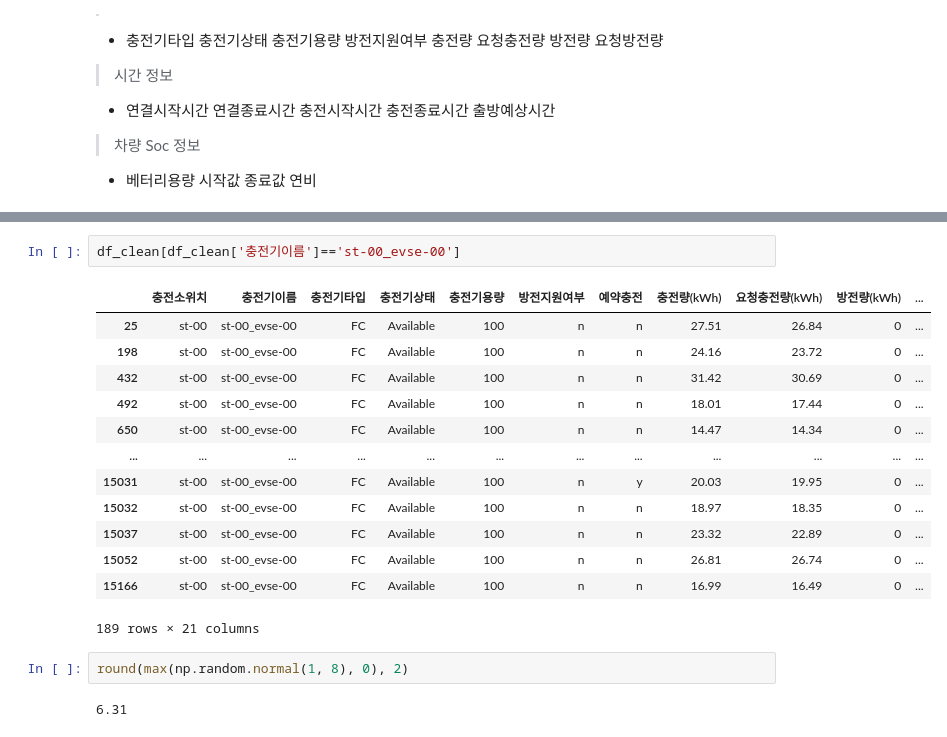
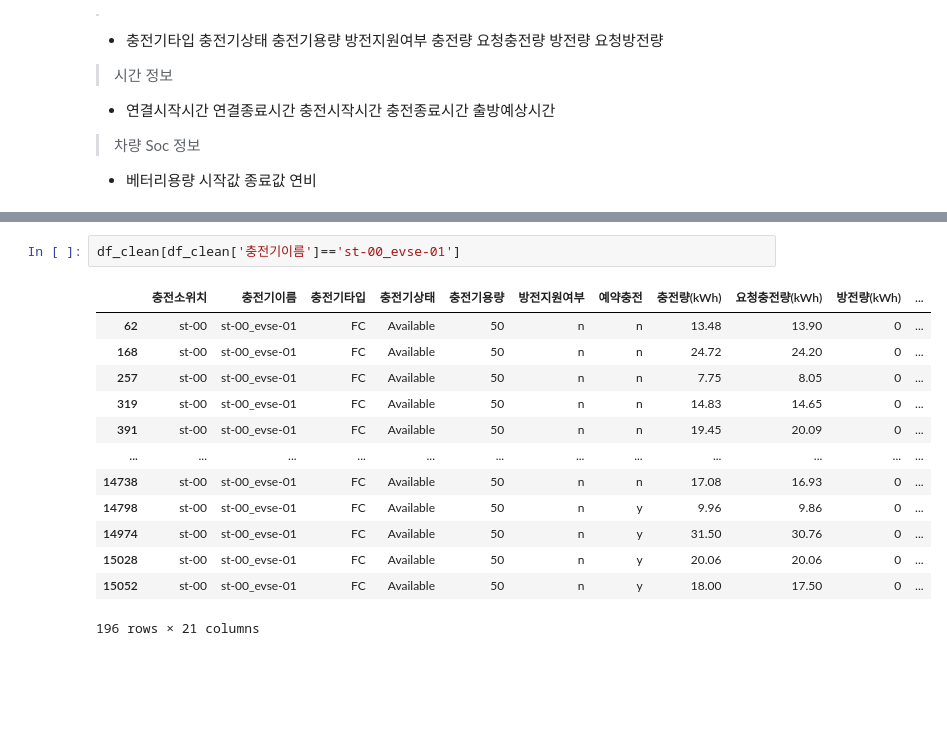
Before and after one commit to AR384/EVSE_mainproject_python, a Jupyter notebook: data/code/dummy.ipynb, the cells around one changed output, grey strips where cells are left out. Cells and saved outputs as stored; diff of their text form; blank space fills up the shorter version.

```diff
--- a/data/code/dummy.ipynb
+++ b/data/code/dummy.ipynb
@@ -239,20 +474,16 @@ df_clean[df_clean['충전소위치']=='st-04']
 # %%
-df_clean[df_clean['충전기이름']=='st-00_evse-00']
+df_clean[df_clean['충전기이름']=='st-00_evse-01']
 # %% [output]
 |  | 충전소위치 | 충전기이름 | 충전기타입 | 충전기상태 | 충전기용량 | 방전지원여부 | 예약충전 | 충전량(kWh) | 요청충전량(kWh) | 방전량(kWh) | ... |
-| 25 | st-00 | st-00_evse-00 | FC | Available | 100 | n | n | 27.51 | 26.84 | 0 | ... |
-| 198 | st-00 | st-00_evse-00 | FC | Available | 100 | n | n | 24.16 | 23.72 | 0 | ... |
-| 432 | st-00 | st-00_evse-00 | FC | Available | 100 | n | n | 31.42 | 30.69 | 0 | ... |
-| 492 | st-00 | st-00_evse-00 | FC | Available | 100 | n | n | 18.01 | 17.44 | 0 | ... |
-| 650 | st-00 | st-00_evse-00 | FC | Available | 100 | n | n | 14.47 | 14.34 | 0 | ... |
+| 62 | st-00 | st-00_evse-01 | FC | Available | 50 | n | n | 13.48 | 13.90 | 0 | ... |
+| 168 | st-00 | st-00_evse-01 | FC | Available | 50 | n | n | 24.72 | 24.20 | 0 | ... |
+| 257 | st-00 | st-00_evse-01 | FC | Available | 50 | n | n | 7.75 | 8.05 | 0 | ... |
+| 319 | st-00 | st-00_evse-01 | FC | Available | 50 | n | n | 14.83 | 14.65 | 0 | ... |
+| 391 | st-00 | st-00_evse-01 | FC | Available | 50 | n | n | 19.45 | 20.09 | 0 | ... |
 | ... | ... | ... | ... | ... | ... | ... | ... | ... | ... | ... | ... |
-| 15031 | st-00 | st-00_evse-00 | FC | Available | 100 | n | y | 20.03 | 19.95 | 0 | ... |
-| 15032 | st-00 | st-00_evse-00 | FC | Available | 100 | n | n | 18.97 | 18.35 | 0 | ... |
-| 15037 | st-00 | st-00_evse-00 | FC | Available | 100 | n | n | 23.32 | 22.89 | 0 | ... |
-| 15052 | st-00 | st-00_evse-00 | FC | Available | 100 | n | n | 26.81 | 26.74 | 0 | ... |
-| 15166 | st-00 | st-00_evse-00 | FC | Available | 100 | n | n | 16.99 | 16.49 | 0 | ... |
+| 14738 | st-00 | st-00_evse-01 | FC | Available | 50 | n | n | 17.08 | 16.93 | 0 | ... |
+| 14798 | st-00 | st-00_evse-01 | FC | Available | 50 | n | y | 9.96 | 9.86 | 0 | ... |
+| 14974 | st-00 | st-00_evse-01 | FC | Available | 50 | n | y | 31.50 | 30.76 | 0 | ... |
+| 15028 | st-00 | st-00_evse-01 | FC | Available | 50 | n | y | 20.06 | 20.06 | 0 | ... |
+| 15052 | st-00 | st-00_evse-01 | FC | Available | 50 | n | y | 18.00 | 17.50 | 0 | ... |
-189 rows × 21 columns
+196 rows × 21 columns
-# %%
-round(max(np.random.normal(1, 8), 0), 2)
-# %% [output]
-6.31
```
Also changed, not shown: parts of 19 cells of this notebook, 6 other files.
